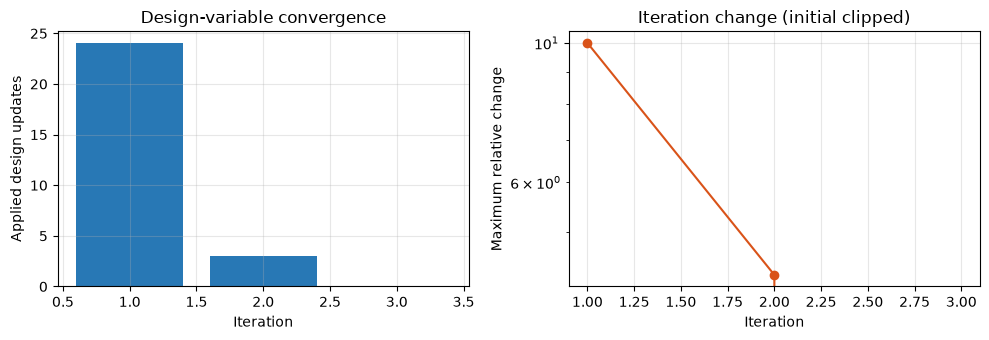
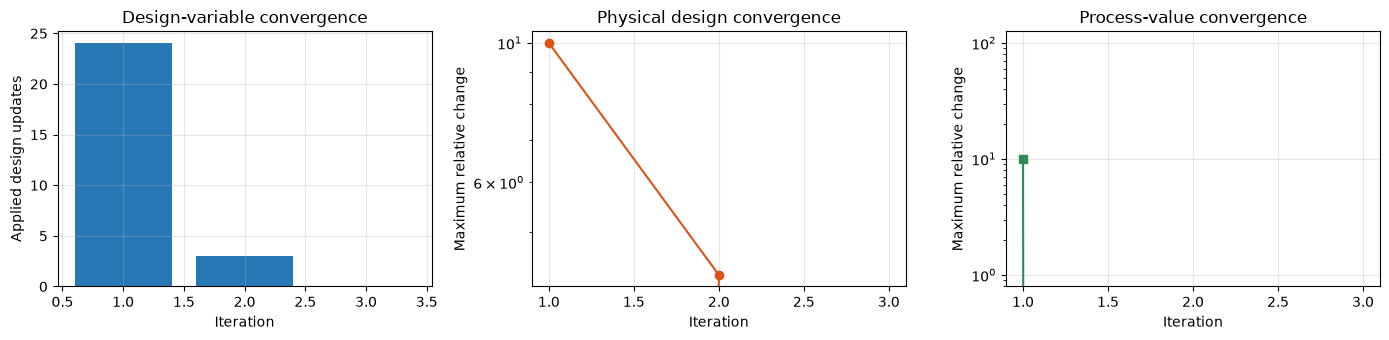
Code edit (unified diff) that turned the first committed figure into the second:
--- before
+++ after
@@ -2,8 +2,11 @@
 updates = [item.getAppliedUpdateCount() for item in loop.getIterations()]
 changes = [item.getMaximumRelativeChange() for item in loop.getIterations()]
+process_changes = [item.getConvergenceReport().getMaximumProcessValueRelativeChange() for item in loop.getIterations()]
 finite_changes = [min(value, 10.0) for value in changes]
-fig, axes = plt.subplots(1, 2, figsize=(10, 3.5))
+finite_process_changes = [min(value, 10.0) for value in process_changes]
+fig, axes = plt.subplots(1, 3, figsize=(14, 3.5))
 axes[0].bar(iteration_numbers, updates, color='#2878B5'); axes[0].set(xlabel='Iteration', ylabel='Applied design updates', title='Design-variable convergence')
-axes[1].semilogy(iteration_numbers, finite_changes, marker='o', color='#D95319'); axes[1].set(xlabel='Iteration', ylabel='Maximum relative change', title='Iteration change (initial clipped)')
+axes[1].semilogy(iteration_numbers, finite_changes, marker='o', color='#D95319'); axes[1].set(xlabel='Iteration', ylabel='Maximum relative change', title='Physical design convergence')
+axes[2].semilogy(iteration_numbers, finite_process_changes, marker='s', color='#2E8B57'); axes[2].set(xlabel='Iteration', ylabel='Maximum relative change', title='Process-value convergence')
 for ax in axes: ax.grid(True, alpha=0.3)
 plt.tight_layout(); plt.show()

Commit: Implement engineering roadmap through coordinated DEXPI package (#2456)